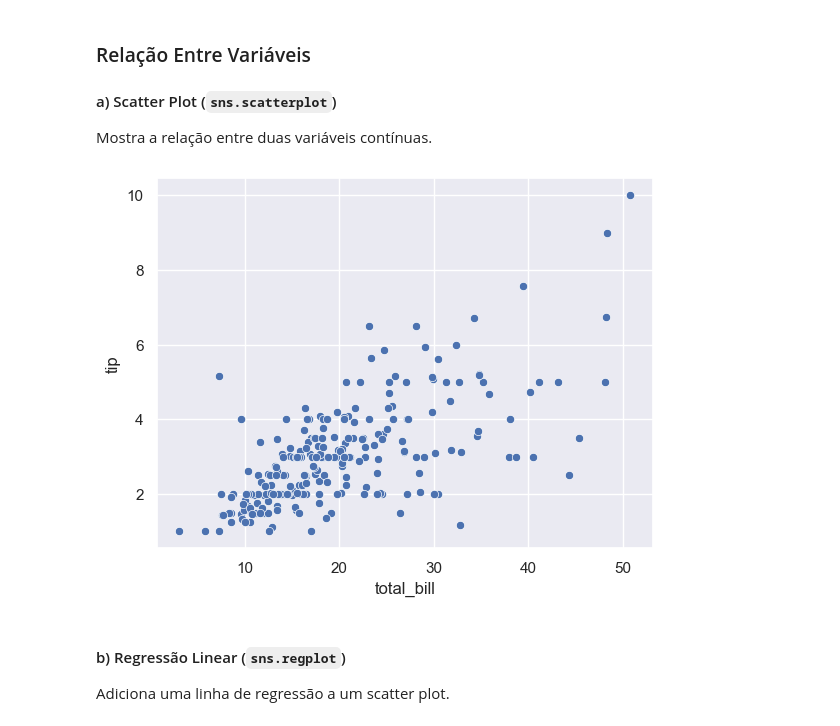
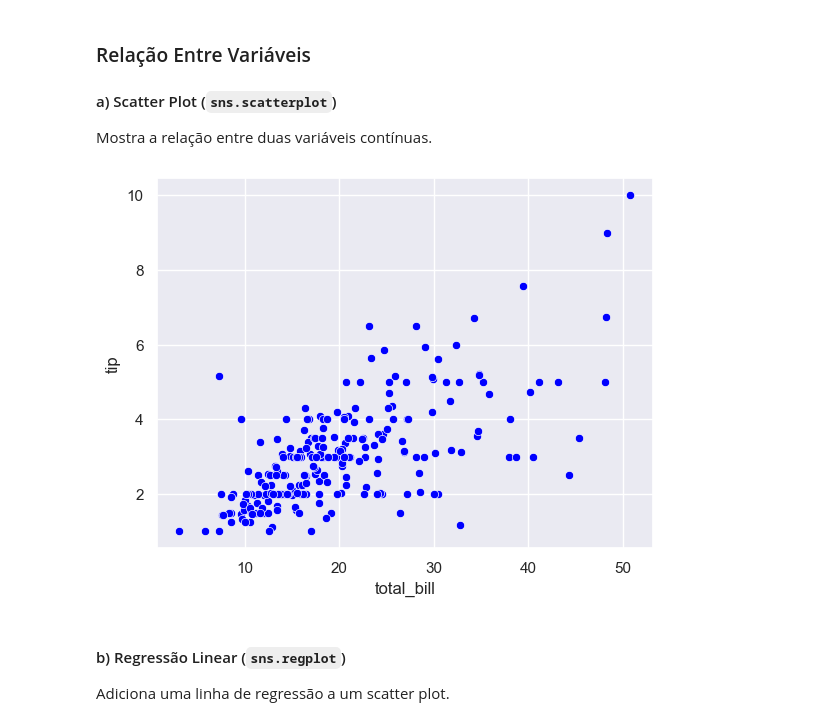
Before and after one commit to IlIIIIIIIIIlI/Jupyter-Notebooks, a Jupyter notebook: MBA USP/Python/Anotações em python.ipynb, the cells around one changed output. Drawn from its saved outputs; the diff is of its cells as text; code cells hidden in the pictures.

```diff
--- a/MBA USP/Python/Anotações em python.ipynb
+++ b/MBA USP/Python/Anotações em python.ipynb
@@ -1005,10 +1005,10 @@ plt.show()
 
 Mostra a relação entre duas variáveis contínuas.
 # %%
-sns.scatterplot(x='total_bill', y='tip', data=df)
+sns.scatterplot(x='total_bill', y='tip', data=df, marker='o', color='blue', alpha=1)
 plt.show()
 # %% [output]
-[figure, old version]
+[figure, new version]
 # %% [markdown]
 #### b) Regressão Linear (`sns.regplot`)
 
```
Also changed, not shown: parts of 23 cells of this notebook, 3 other files.
